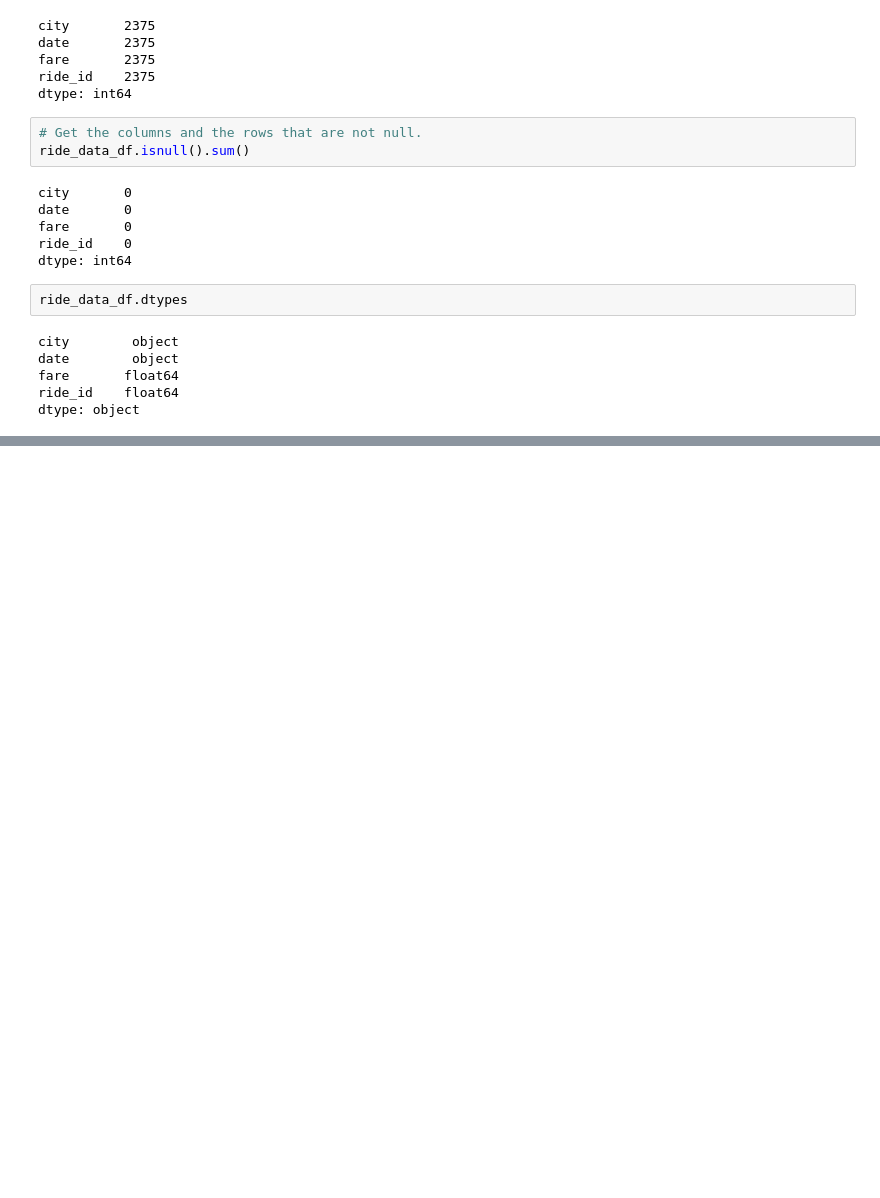
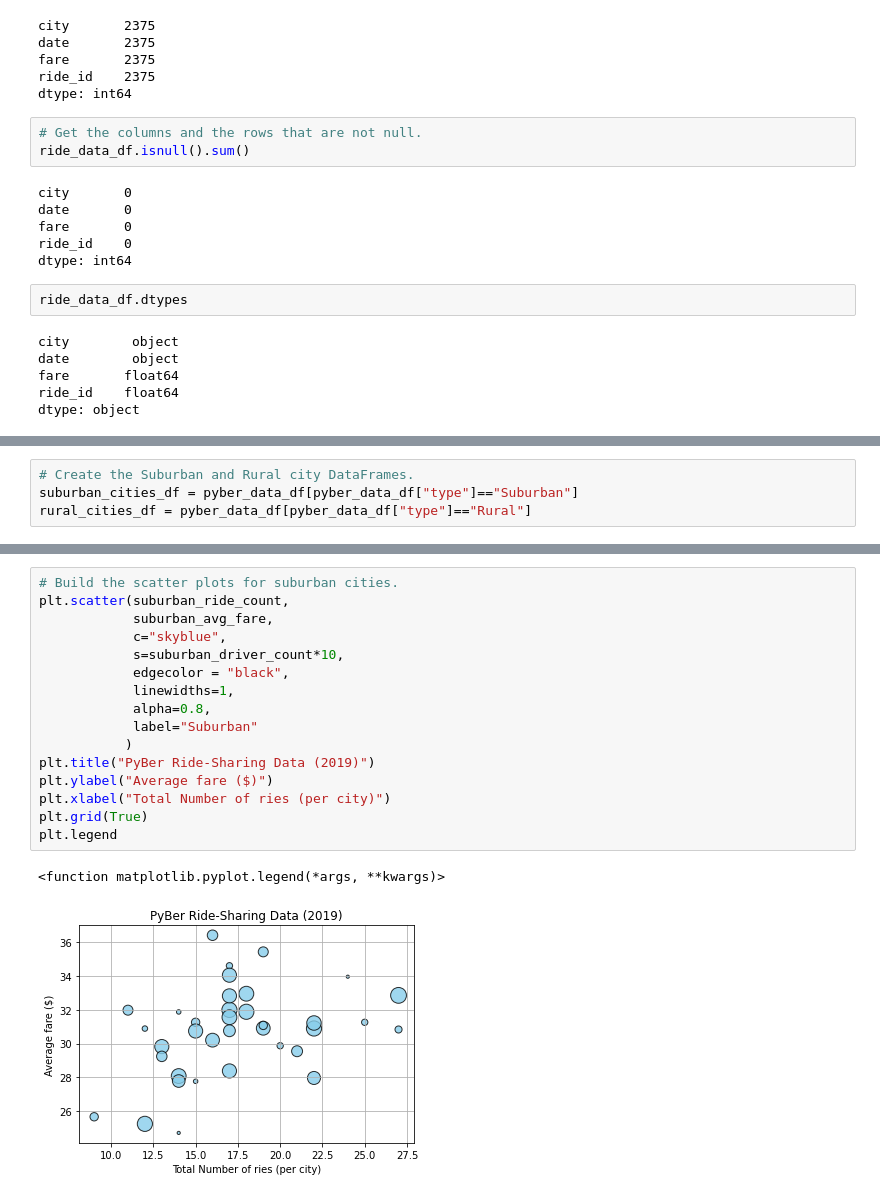
Before and after one commit to MamidalaV/PyBer_Analysis, a Jupyter notebook: PyBer.ipynb, the cells around one changed output, grey strips where cells are left out. Cells and saved outputs as stored; diff of their text form; blank space fills up the shorter version.

```diff
--- a/PyBer.ipynb
+++ b/PyBer.ipynb
@@ -116,0 +121,4 @@ pyber_data_df
+# %%
+# Create the Suburban and Rural city DataFrames.
+suburban_cities_df = pyber_data_df[pyber_data_df["type"]=="Suburban"]
+rural_cities_df = pyber_data_df[pyber_data_df["type"]=="Rural"]
@@ -116,0 +159,19 @@ pyber_data_df
+# %%
+# Build the scatter plots for suburban cities.
+plt.scatter(suburban_ride_count,
+            suburban_avg_fare,
+            c="skyblue",
+            s=suburban_driver_count*10,
+            edgecolor = "black",
+            linewidths=1,
+            alpha=0.8,
+            label="Suburban"
+           )
+plt.title("PyBer Ride-Sharing Data (2019)")
+plt.ylabel("Average fare ($)")
+plt.xlabel("Total Number of ries (per city)")
+plt.grid(True)
+plt.legend
+# %% [output]
+<function matplotlib.pyplot.legend(*args, **kwargs)>
+[figure, added]
```
Also changed, not shown: parts of 8 cells of this notebook.
